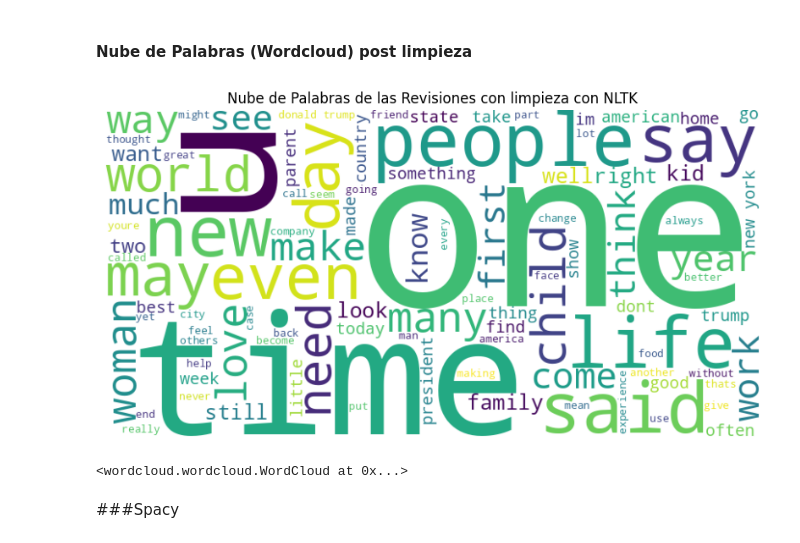
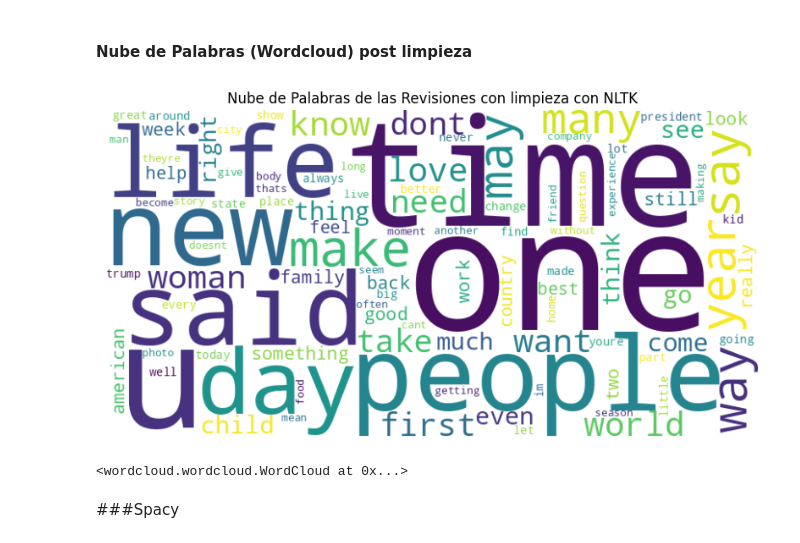
Before and after one commit to Daniela101112/Coderhouse_DS3, a Jupyter notebook: News_Category_Dito_DS3.ipynb, the cells around one changed output. Drawn from its saved outputs; the diff is of its cells as text; code cells hidden in the pictures.

Commit message:
SAMPLE Y CLASS_WEIGHT

```diff
--- a/News_Category_Dito_DS3.ipynb
+++ b/News_Category_Dito_DS3.ipynb
@@ -381,7 +368,7 @@ A continuación utilizamos la funcion limpiar_texto basada en  bibliotecas de Py
 # %%
 # Función para limpiar texto con regex, pasar a minúsc., tokenizar y lematizar.
 stop_words = set(stopwords.words('english'))
-lemmatizer = WordNetLemmatizer()   # lematizador de NLTK
+lemmatizer = WordNetLemmatizer()               # lematizador de NLTK
 
 def limpiar_texto(texto):
     # 1. Pasar a minúsculas
@@ -406,6 +393,3 @@ def limpiar_texto(texto):
     # Eliminar stopwords y lematizar ( reducir a forma canónica o lema)
     tokens = [lemmatizer.lemmatize(word) for word in tokens if word not in stop_words] # lista de palabras (tokens) lematizadas y sin stopwords.
     return " ".join(tokens)
-
-df['clean_text'] = df['short_description'].astype(str).apply(limpiar_texto)       # NUeva columna con texto limpio
-df[['short_description', 'clean_text']].head()
@@ -418,0 +396,7 @@ df[['short_description', 'clean_text']].head()
+# %%
+# --- Samplear 10k filas ---
+df_sample = df.sample(n=10_000, random_state=42)
+# %%
+
+df_sample['clean_text'] = df_sample['short_description'].astype(str).apply(limpiar_texto)       # NUeva columna con texto limpio
+df_sample[['short_description', 'clean_text']].head()
@@ -422,22 +413,22 @@ NOTA: NO se realiza Stemming ( llevar la palabra a su raíz o stem ya que Lemati
 #### Nube de Palabras (Wordcloud) post limpieza
 # %%
 # Unimos todo el texto en una sola cadena
-text_corpus = " ".join(review for review in df['clean_text'])
+text_corpus = " ".join(review for review in df_sample['clean_text'])
 
 # Generamos la nube de palabras
 wordcloud = WordCloud(width=800, height=400,
                           background_color="white",
                           max_words=100).generate(text_corpus)
 
 plt.figure(figsize=(10,6))
 plt.imshow(wordcloud, interpolation="bilinear")
 plt.axis("off")
 plt.title("Nube de Palabras de las Revisiones con limpieza con NLTK")
 plt.show()
 
 wordcloud.generate(text_corpus)
 # %% [output]
-[figure, old version]
+[figure, new version]
 <wordcloud.wordcloud.WordCloud at 0x...>
 # %% [markdown]
 ###Spacy
```
Also changed, not shown: parts of 75 cells of this notebook.
